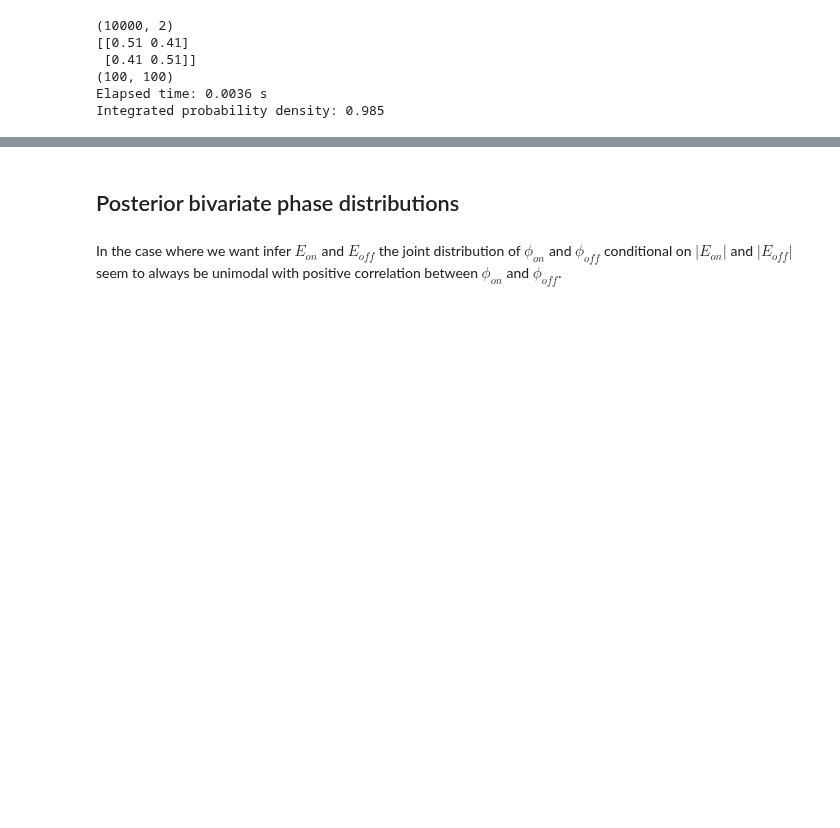
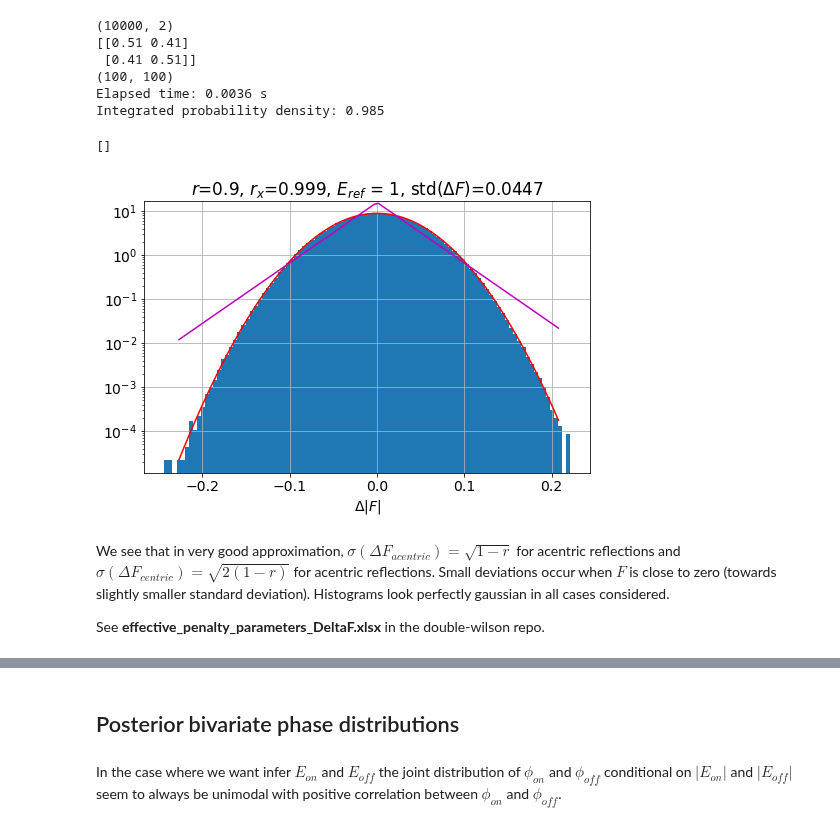
Before and after one commit to Hekstra-Lab/dw, a Jupyter notebook: 6_Bivariate_priors_tidy.ipynb, the cells around one changed output, grey strips where cells are left out. Drawn from its saved outputs; the diff is of its cells as text; code cells hidden in the pictures; blank space fills up the shorter version.

```diff
--- a/6_Bivariate_priors_tidy.ipynb
+++ b/6_Bivariate_priors_tidy.ipynb
@@ -446,3 +459,29 @@ plt.subplot(1,3,3)
 plt.imshow(Hx_emp-result, interpolation='none', extent=[0,4,0,4],origin='lower',vmin=-0.05,vmax=0.05)
 plt.text(1,4.2,"Difference")
 plt.colorbar(); plt.show()
+# %%
+plt.figure(figsize=(8,5))
+plt.hist(R1_abs-R2_abs,100, density=True)
+plt.yscale("log")
+xl=plt.xlim()
+yl=plt.ylim()
+
+x=np.linspace(0.85*xl[0],0.85*xl[1],100)
+y1=   norm.pdf(x,0,np.std(R1_abs-R2_abs))
+y2=laplace.pdf(x,0,np.std(R1_abs-R2_abs)/np.sqrt(2))
+
+plt.plot(x,y1,'r-')
+plt.plot(x,y2,'m-')
+plt.ylim(yl)
+ref="{ref}"
+plt.title(f"$r$={r}, $r_x$={rx}, $E_{ref}$ = {mean[0]}, std($\Delta F$)={np.std(R1_abs-R2_abs):.3}")
+plt.xlabel(r"$\Delta |F|$")
+plt.grid()
+plt.plot()
+# %% [output]
+[]
+[figure, added]
+# %% [markdown]
+We see that in very good approximation, $\sigma(\Delta F_{acentric})=\sqrt{1-r}$ for acentric reflections and $\sigma(\Delta F_{centric})=\sqrt{2(1-r)}$ for acentric reflections. Small deviations occur when $F$ is close to zero (towards slightly smaller standard deviation). Histograms look perfectly gaussian in all cases considered.
+
+See **effective_penalty_parameters_DeltaF.xlsx** in the double-wilson repo.
```
Also changed, not shown: parts of 11 cells of this notebook, 1 other file.
